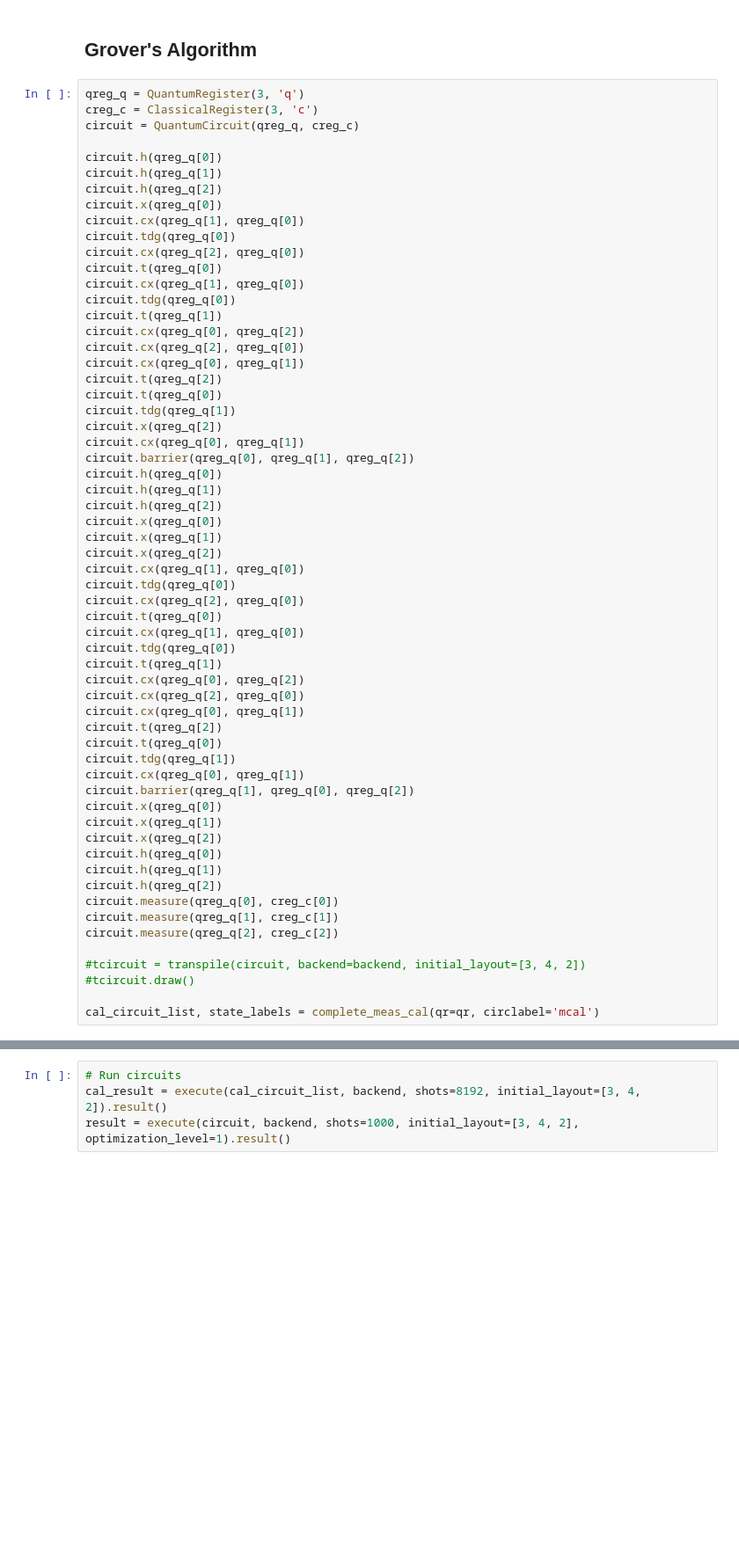
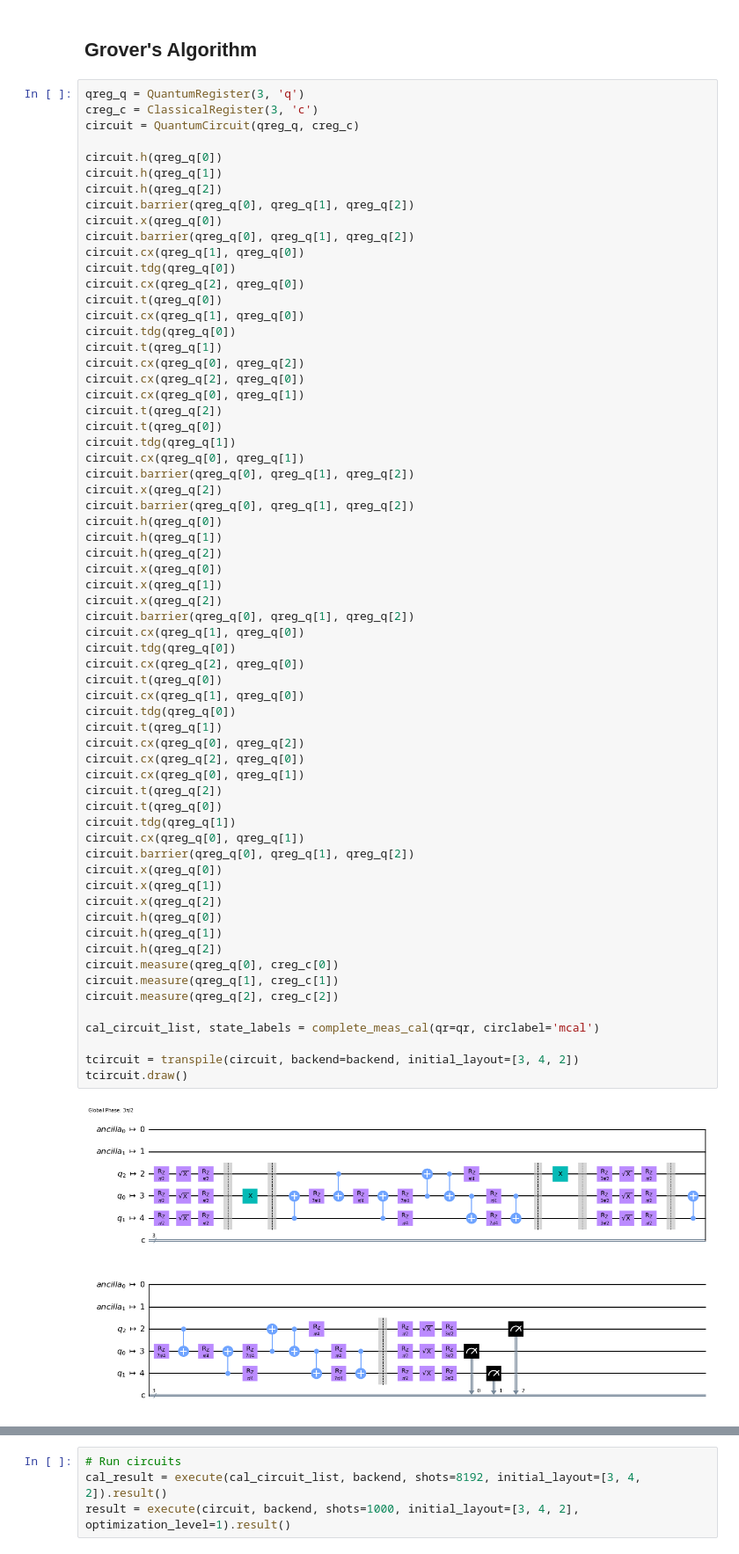
Before and after one commit to jkfids/projects-unimelb, a Jupyter notebook: Quantum Computing/toffoli.ipynb, the cells around one changed output, grey strips where cells are left out. Shown at 88% size. Cells and saved outputs as stored; diff of their text form; blank space fills up the shorter version.

```diff
--- a/Quantum Computing/toffoli.ipynb
+++ b/Quantum Computing/toffoli.ipynb
@@ -120,55 +130,61 @@ circuit = QuantumCircuit(qreg_q, creg_c)
 circuit.h(qreg_q[0])
 circuit.h(qreg_q[1])
 circuit.h(qreg_q[2])
+circuit.barrier(qreg_q[0], qreg_q[1], qreg_q[2])
 circuit.x(qreg_q[0])
-circuit.cx(qreg_q[1], qreg_q[0])
-circuit.tdg(qreg_q[0])
-circuit.cx(qreg_q[2], qreg_q[0])
-circuit.t(qreg_q[0])
-circuit.cx(qreg_q[1], qreg_q[0])
-circuit.tdg(qreg_q[0])
-circuit.t(qreg_q[1])
-circuit.cx(qreg_q[0], qreg_q[2])
-circuit.cx(qreg_q[2], qreg_q[0])
-circuit.cx(qreg_q[0], qreg_q[1])
-circuit.t(qreg_q[2])
-circuit.t(qreg_q[0])
-circuit.tdg(qreg_q[1])
-circuit.x(qreg_q[2])
-circuit.cx(qreg_q[0], qreg_q[1])
 circuit.barrier(qreg_q[0], qreg_q[1], qreg_q[2])
-circuit.h(qreg_q[0])
-circuit.h(qreg_q[1])
-circuit.h(qreg_q[2])
-circuit.x(qreg_q[0])
-circuit.x(qreg_q[1])
-circuit.x(qreg_q[2])
 circuit.cx(qreg_q[1], qreg_q[0])
 circuit.tdg(qreg_q[0])
 circuit.cx(qreg_q[2], qreg_q[0])
 circuit.t(qreg_q[0])
 circuit.cx(qreg_q[1], qreg_q[0])
 circuit.tdg(qreg_q[0])
 circuit.t(qreg_q[1])
 circuit.cx(qreg_q[0], qreg_q[2])
 circuit.cx(qreg_q[2], qreg_q[0])
 circuit.cx(qreg_q[0], qreg_q[1])
 circuit.t(qreg_q[2])
 circuit.t(qreg_q[0])
 circuit.tdg(qreg_q[1])
 circuit.cx(qreg_q[0], qreg_q[1])
-circuit.barrier(qreg_q[1], qreg_q[0], qreg_q[2])
+circuit.barrier(qreg_q[0], qreg_q[1], qreg_q[2])
+circuit.x(qreg_q[2])
+circuit.barrier(qreg_q[0], qreg_q[1], qreg_q[2])
+circuit.h(qreg_q[0])
+circuit.h(qreg_q[1])
+circuit.h(qreg_q[2])
+circuit.x(qreg_q[0])
+circuit.x(qreg_q[1])
+circuit.x(qreg_q[2])
+circuit.barrier(qreg_q[0], qreg_q[1], qreg_q[2])
+circuit.cx(qreg_q[1], qreg_q[0])
+circuit.tdg(qreg_q[0])
+circuit.cx(qreg_q[2], qreg_q[0])
+circuit.t(qreg_q[0])
+circuit.cx(qreg_q[1], qreg_q[0])
+circuit.tdg(qreg_q[0])
+circuit.t(qreg_q[1])
+circuit.cx(qreg_q[0], qreg_q[2])
+circuit.cx(qreg_q[2], qreg_q[0])
+circuit.cx(qreg_q[0], qreg_q[1])
+circuit.t(qreg_q[2])
+circuit.t(qreg_q[0])
+circuit.tdg(qreg_q[1])
+circuit.cx(qreg_q[0], qreg_q[1])
+circuit.barrier(qreg_q[0], qreg_q[1], qreg_q[2])
 circuit.x(qreg_q[0])
 circuit.x(qreg_q[1])
 circuit.x(qreg_q[2])
 circuit.h(qreg_q[0])
 circuit.h(qreg_q[1])
 circuit.h(qreg_q[2])
 circuit.measure(qreg_q[0], creg_c[0])
 circuit.measure(qreg_q[1], creg_c[1])
 circuit.measure(qreg_q[2], creg_c[2])
 
-#tcircuit = transpile(circuit, backend=backend, initial_layout=[3, 4, 2])
-#tcircuit.draw()
+cal_circuit_list, state_labels = complete_meas_cal(qr=qr, circlabel='mcal')
 
-cal_circuit_list, state_labels = complete_meas_cal(qr=qr, circlabel='mcal')
+tcircuit = transpile(circuit, backend=backend, initial_layout=[3, 4, 2])
+tcircuit.draw()
+# %% [output]
+[figure, added]
```
Also changed, not shown: parts of 5 cells of this notebook, 11 other files.
